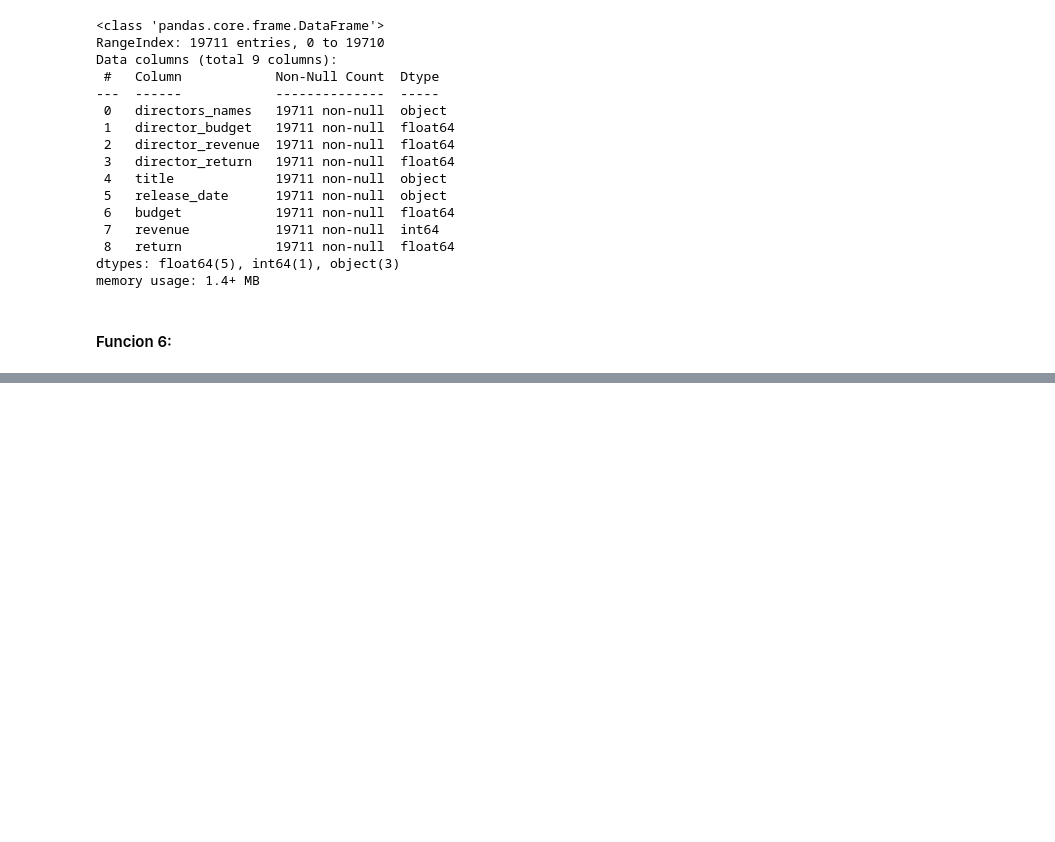
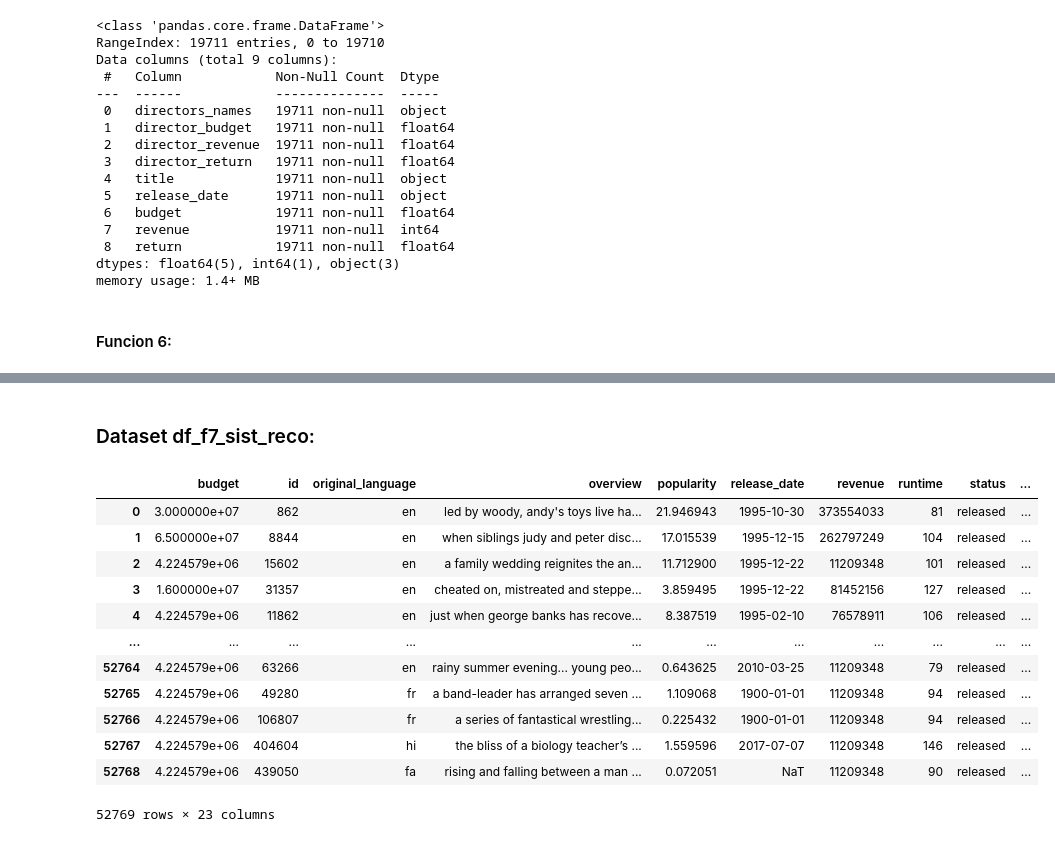
Before and after one commit to Lucaramallo/PI1_MLOps_Sistema_de_Recomendacion_Movies_ML, a Jupyter notebook: ETLs/Functios_testing/Functions_test.ipynb, the cells around one changed output, grey strips where cells are left out. Drawn from its saved outputs; the diff is of its cells as text; code cells hidden in the pictures; blank space fills up the shorter version.

```diff
--- a/ETLs/Functios_testing/Functions_test.ipynb
+++ b/ETLs/Functios_testing/Functions_test.ipynb
@@ -951,0 +959,18 @@ rec.array([('i am not salvador', '2016-01-01T00:00:00.000000000', 4224578.813474
+# %% [markdown]
+### Dataset df_f7_sist_reco:
+# %%
+df_movies
+# %% [output]
+|  | budget | id | original_language | overview | popularity | release_date | revenue | runtime | status | ... |
+| 0 | 3.000000e+07 | 862 | en | led by woody, andy's toys live ha... | 21.946943 | 1995-10-30 | 373554033 | 81 | released | ... |
+| 1 | 6.500000e+07 | 8844 | en | when siblings judy and peter disc... | 17.015539 | 1995-12-15 | 262797249 | 104 | released | ... |
+| 2 | 4.224579e+06 | 15602 | en | a family wedding reignites the an... | 11.712900 | 1995-12-22 | 11209348 | 101 | released | ... |
+| 3 | 1.600000e+07 | 31357 | en | cheated on, mistreated and steppe... | 3.859495 | 1995-12-22 | 81452156 | 127 | released | ... |
+| 4 | 4.224579e+06 | 11862 | en | just when george banks has recove... | 8.387519 | 1995-02-10 | 76578911 | 106 | released | ... |
+| ... | ... | ... | ... | ... | ... | ... | ... | ... | ... | ... |
+| 52764 | 4.224579e+06 | 63266 | en | rainy summer evening... young peo... | 0.643625 | 2010-03-25 | 11209348 | 79 | released | ... |
+| 52765 | 4.224579e+06 | 49280 | fr | a band-leader has arranged seven ... | 1.109068 | 1900-01-01 | 11209348 | 94 | released | ... |
+| 52766 | 4.224579e+06 | 106807 | fr | a series of fantastical wrestling... | 0.225432 | 1900-01-01 | 11209348 | 94 | released | ... |
+| 52767 | 4.224579e+06 | 404604 | hi | the bliss of a biology teacher’s ... | 1.559596 | 2017-07-07 | 11209348 | 146 | released | ... |
+| 52768 | 4.224579e+06 | 439050 | fa | rising and falling between a man ... | 0.072051 | NaT | 11209348 | 90 | released | ... |
+52769 rows × 23 columns
```
Also changed, not shown: parts of 70 cells of this notebook, 13 other files.
